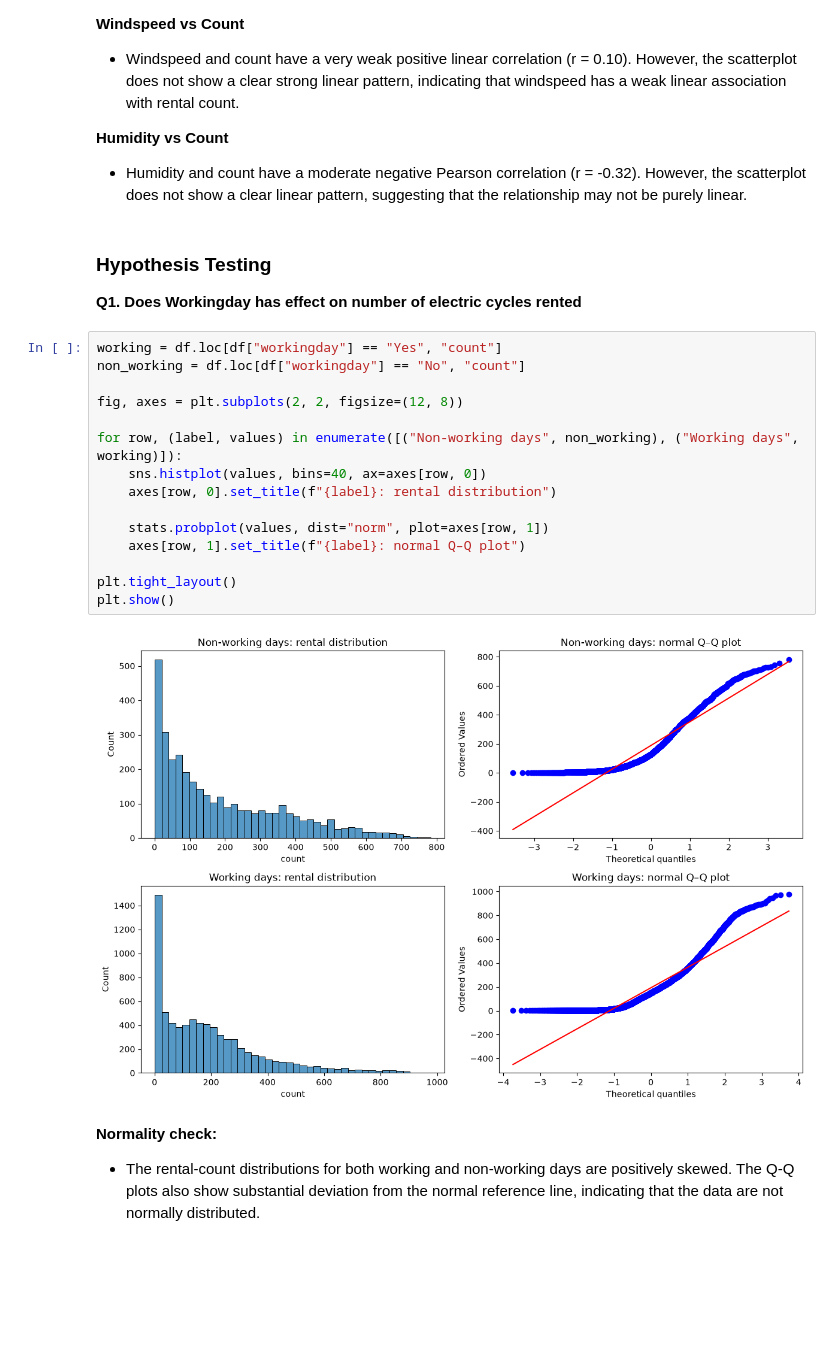
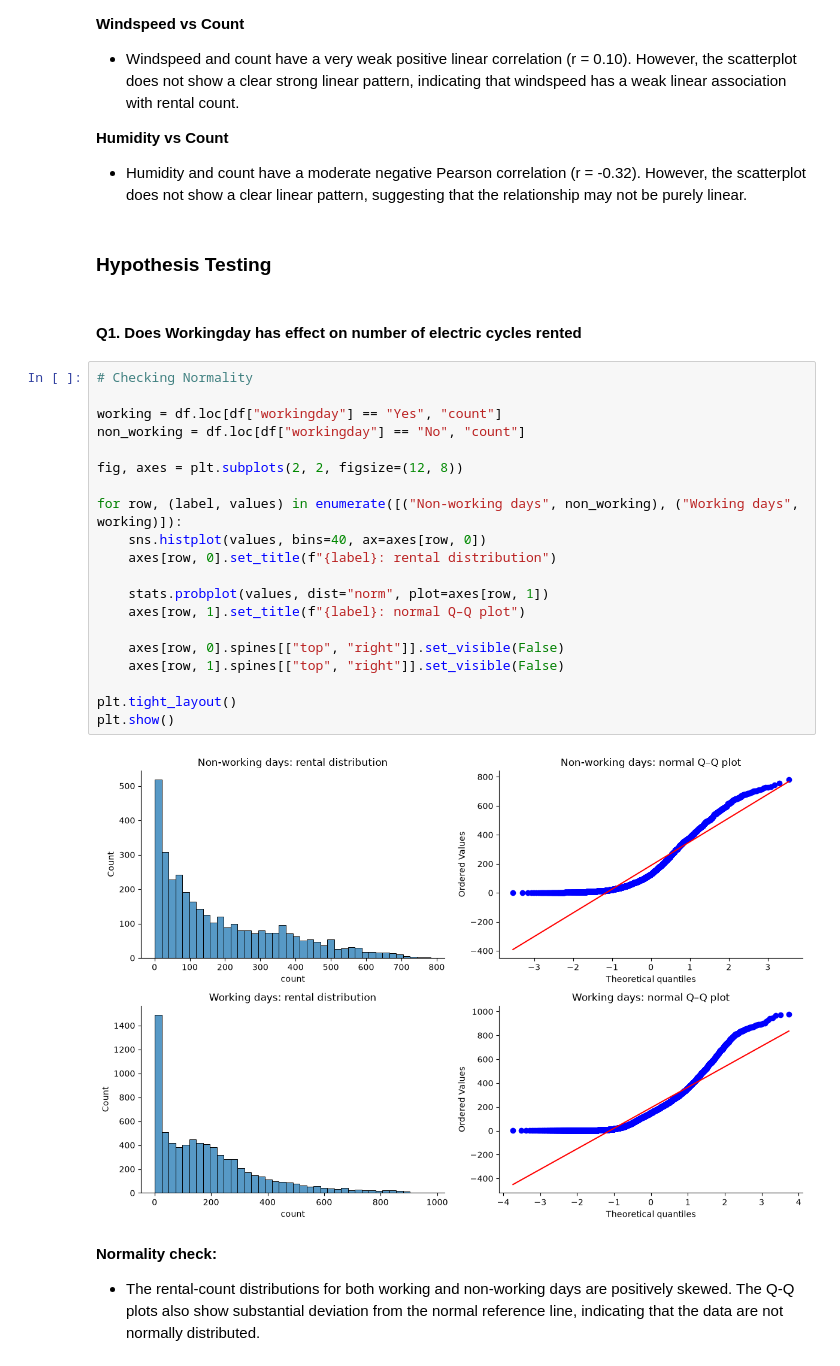
Before and after one commit to Yuvi977/Yulu-Bike-Sharing-Hypothesis-Testing, a Jupyter notebook: Business_Case_Yulu_Hypothesis_Testing.ipynb, the cells around one changed output. Saved outputs shown, nothing was run; the diff lists cells and outputs as text; blank space fills up the shorter version.

```diff
--- a/Business_Case_Yulu_Hypothesis_Testing.ipynb
+++ b/Business_Case_Yulu_Hypothesis_Testing.ipynb
@@ -517,26 +517,32 @@ plt.show()
 
 **Humidity vs Count**
 * Humidity and count have a moderate negative Pearson correlation (r = -0.32). However, the scatterplot does not show a clear linear pattern, suggesting that the relationship may not be purely linear.
+# %% [markdown]
+### Hypothesis Testing
 # %% [markdown]
-### Hypothesis Testing
-**Q1. Does Workingday has effect on number of electric cycles rented**
+#### **Q1. Does Workingday has effect on number of electric cycles rented**
 # %%
+# Checking Normality
+
 working = df.loc[df["workingday"] == "Yes", "count"]
 non_working = df.loc[df["workingday"] == "No", "count"]
 
 fig, axes = plt.subplots(2, 2, figsize=(12, 8))
 
 for row, (label, values) in enumerate([("Non-working days", non_working), ("Working days", working)]):
     sns.histplot(values, bins=40, ax=axes[row, 0])
     axes[row, 0].set_title(f"{label}: rental distribution")
 
     stats.probplot(values, dist="norm", plot=axes[row, 1])
     axes[row, 1].set_title(f"{label}: normal Q–Q plot")
 
+    axes[row, 0].spines[["top", "right"]].set_visible(False)
+    axes[row, 1].spines[["top", "right"]].set_visible(False)
+
 plt.tight_layout()
 plt.show()
 # %% [output]
-[figure, old version]
+[figure, new version]
 # %% [markdown]
 **Normality check:**
 * The rental-count distributions for both working and non-working days are positively skewed. The Q-Q plots also show substantial deviation from the normal reference line, indicating that the data are not normally distributed.
```
Also changed, not shown: parts of 4 cells of this notebook.
